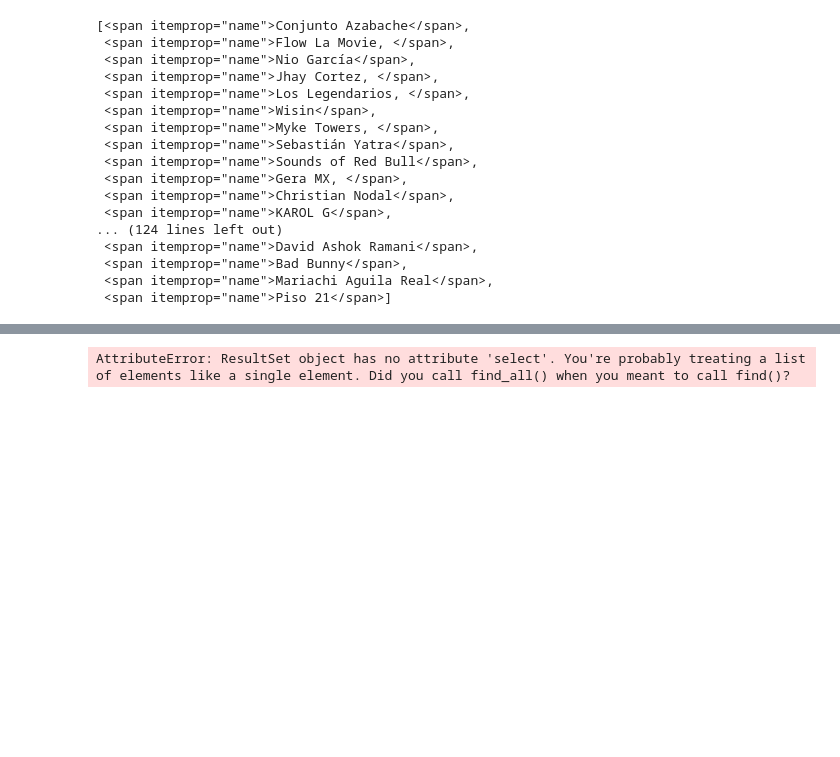
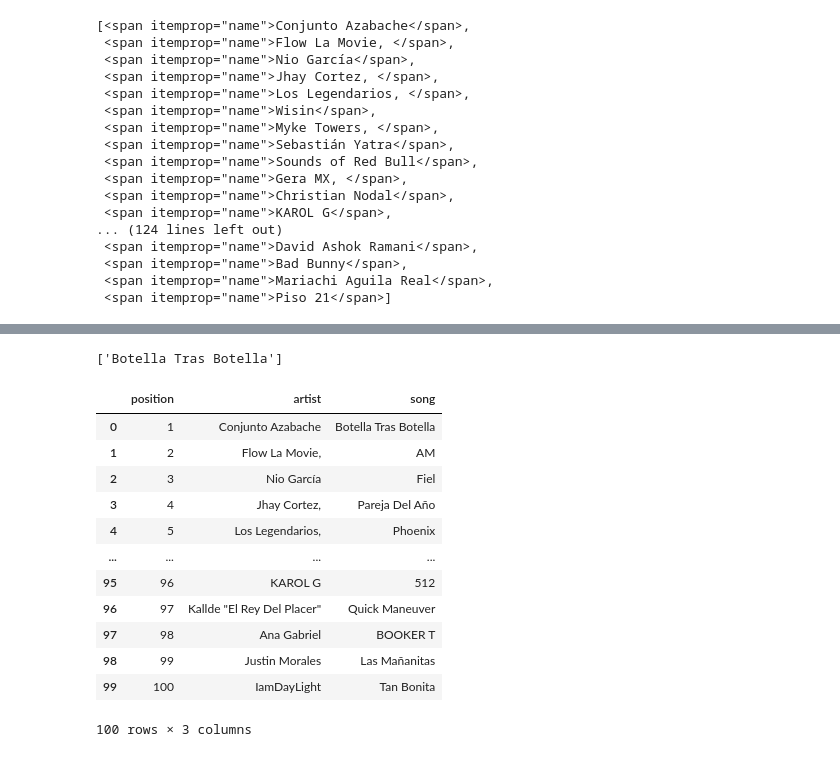
Before and after one commit to Duhne/Web_scraping, a Jupyter notebook: Web_scraping.ipynb, the cells around one changed output, grey strips where cells are left out. Saved outputs shown, nothing was run; the diff lists cells and outputs as text; code cells hidden in the pictures; blank space fills up the shorter version.

```diff
--- a/Web_scraping.ipynb
+++ b/Web_scraping.ipynb
@@ -158,32 +131,27 @@ for song in soup
-# %%
-song = []
-artist = []
-
-for artist in artists():
-
-    print(song.get_text())
-
-
-    # for p in artist_soup.select("name"):
-#     print(p.get_text())
-
-# presidents = []
-# for pr in prestab.select("tr td li a"):
-#     link = pr.get("href")
-#     print(link)
-#     if link is not None:
-#         if (("/wiki" in link) &
-#             ("election" not in link) &
-#             ("residen" not in link)):
-#             presidents.append(pr["href"])
-
-
-# for p in soup2.select('div class="text-truncate" itemprop="name"'):
-#     print(p.get_text())
-# %% [output]
-AttributeError: ResultSet object has no attribute 'select'. You're probably treating a list of elements like a single element. Did you call find_all() when you meant to call find()?
+# %%
+# checking lists
+song
+artist
+position
+# %% [output]
+['Botella Tras Botella']
 # %%
-movies = pd.DataFrame({"song":song,
-                       "artist":dir_stars,
-                       "year":year
-                      })
+# concat lists into DF
+chart = pd.DataFrame({"position":position, "artist":artist, "song":song})
+# %%
+# Final visual
+chart
+# %% [output]
+|  | position | artist | song |
+| 0 | 1 | Conjunto Azabache | Botella Tras Botella |
+| 1 | 2 | Flow La Movie, | AM |
+| 2 | 3 | Nio García | Fiel |
+| 3 | 4 | Jhay Cortez, | Pareja Del Año |
+| 4 | 5 | Los Legendarios, | Phoenix |
+| ... | ... | ... | ... |
+| 95 | 96 | KAROL G | 512 |
+| 96 | 97 | Kallde "El Rey Del Placer" | Quick Maneuver |
+| 97 | 98 | Ana Gabriel | BOOKER T |
+| 98 | 99 | Justin Morales | Las Mañanitas |
+| 99 | 100 | IamDayLight | Tan Bonita |
+100 rows × 3 columns
```
Also changed, not shown: parts of 7 cells of this notebook.
